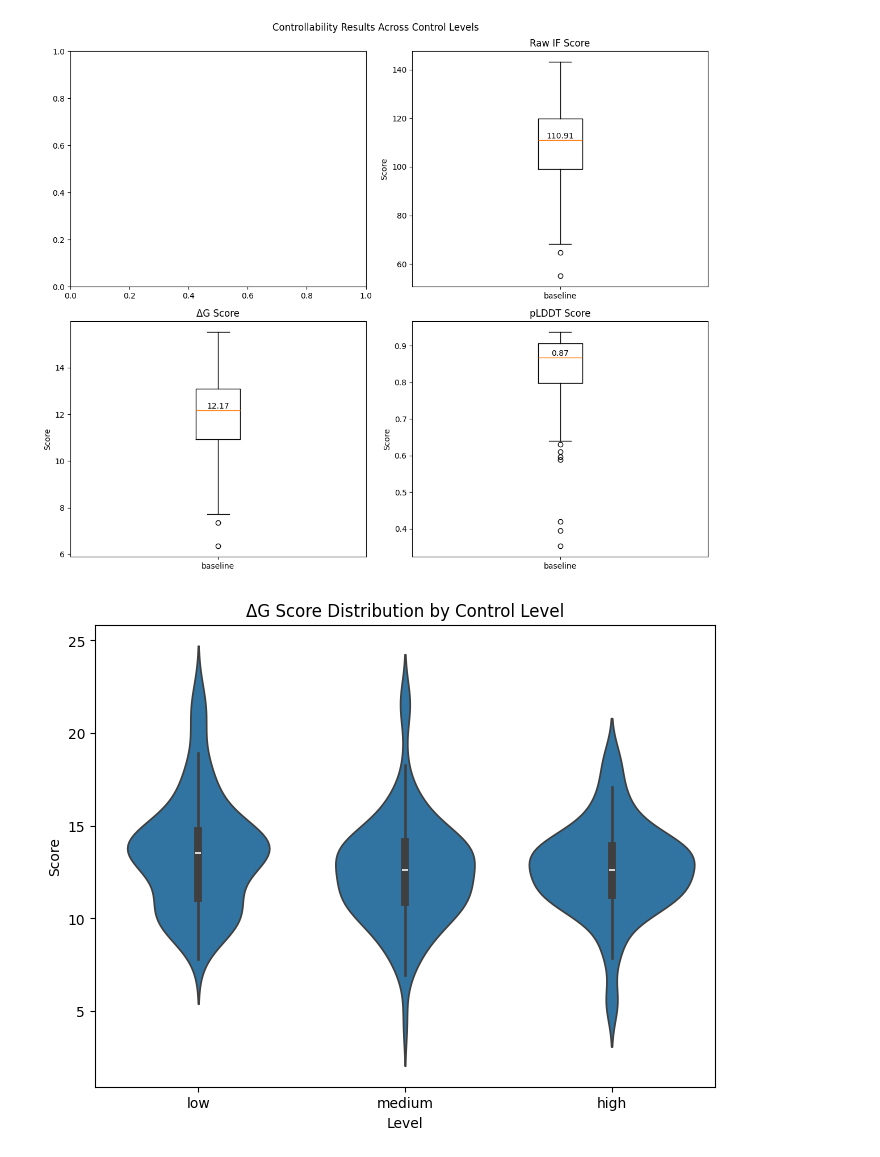
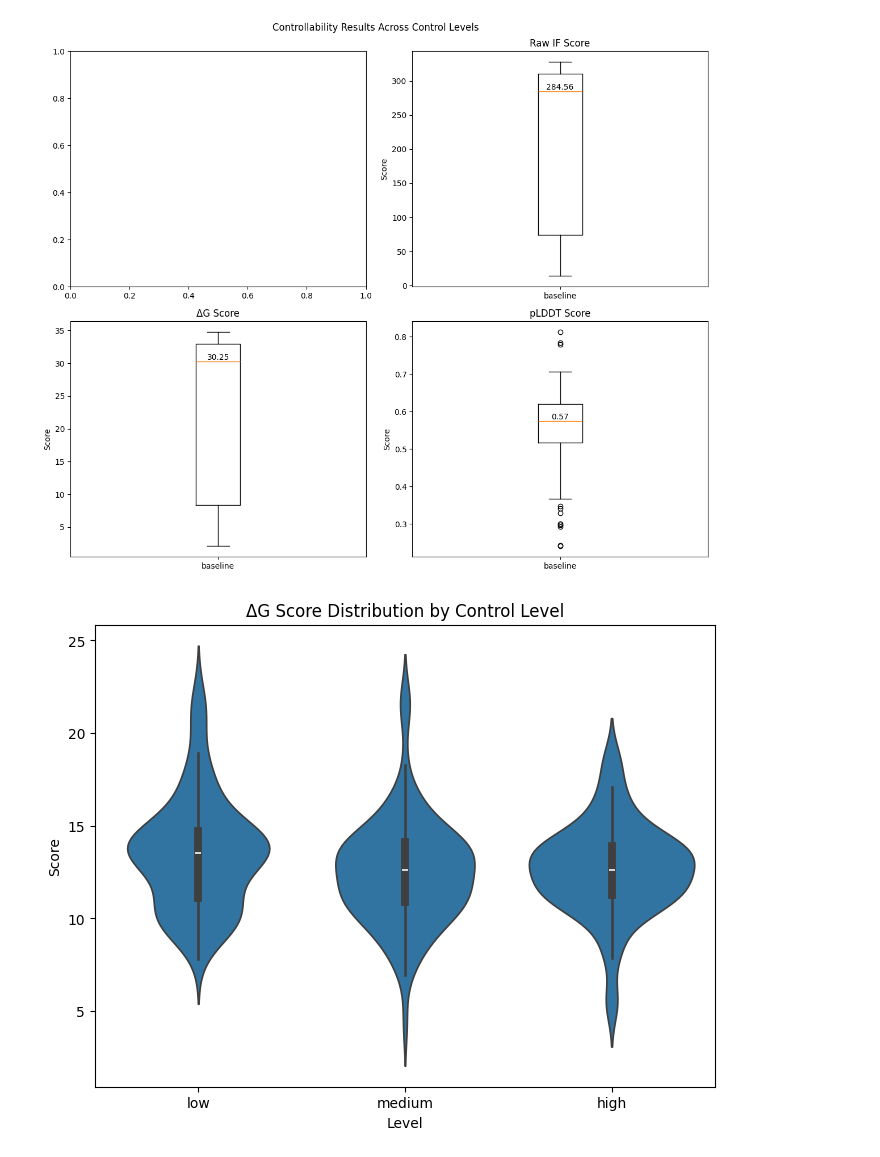
Before and after one commit to nahummaru/prot-rl, a Jupyter notebook: analysis.ipynb, the cells around one changed output. Saved outputs shown, nothing was run; the diff lists cells and outputs as text; code cells hidden in the pictures.

```diff
--- a/analysis.ipynb
+++ b/analysis.ipynb
@@ -11,19 +11,23 @@ result_paths = {
     'brenda_sft': 'DPO_ZymCTRL/results/brenda_sft_only_high_stability_ablation/controllability_results.json',
     'talal_dpo': 'DPO_ZymCTRL/results/talal_dpo_sft_only_high_stability_ablation/controllability_results.json',
     'talal_dpo_epoch0': 'DPO_ZymCTRL/results/talal_dpo_sft_only_high_stability_ablation_epoch0/controllability_results.json',
-    'epoch4_sft_dpo': 'DPO_ZymCTRL/results/epoch4-sft-dpo/controllability_results.json'
+    'epoch4_sft_dpo': 'DPO_ZymCTRL/results/epoch4-sft-dpo/controllability_results.json',
+    'sft_dpo_epoch0': 'DPO_ZymCTRL/results/sft-dpo-epoch0-old/controllability_results.json',
+    'sft_dpo_epoch1': 'DPO_ZymCTRL/results/sft-dpo-epoch1/controllability_results.json',
+    'talal_dpo_2': "DPO_ZymCTRL/results/talal-dpo-2/controllability_results.json",
+    'talal_dpo_3': "DPO_ZymCTRL/results/talal-dpo-3/controllability_results.json"
 }
 
 # Select which results to analyze (can easily change this)
-selected_results = 'baseline_with_tags'
+selected_results = 'talal_dpo_3'
 
 # Load the selected results
 with open(result_paths[selected_results], 'r') as f:
     results = json.load(f)
 
 # Extract metrics for each control level
-levels = ['low', 'medium', 'high']
-# levels = ['baseline']
+# levels = ['low', 'medium', 'high']
+levels = ['baseline']
 perplexities = []
 raw_ifs = []
 dgs = []
@@ -39,34 +43,34 @@ for level in levels:
 fig, axes = plt.subplots(2, 2, figsize=(12, 10))
 fig.suptitle('Controllability Results Across Control Levels')
 
 # Function to add median labels
 def add_median_labels(ax, data):
     medians = [np.median(d) for d in data]
     for i, median in enumerate(medians):
         ax.text(i + 1, median, f'{median:.2f}', ha='center', va='bottom')
 
 # Plot raw IF
 axes[0,1].boxplot(raw_ifs, labels=levels, showmeans=False)
 axes[0,1].set_title('Raw IF Score')
 axes[0,1].set_ylabel('Score')
 add_median_labels(axes[0,1], raw_ifs)
 
 # Plot dG
 axes[1,0].boxplot(dgs, labels=levels, showmeans=False)
 axes[1,0].set_title('ΔG Score')
 axes[1,0].set_ylabel('Score')
 add_median_labels(axes[1,0], dgs)
 
 # Plot pLDDT
 axes[1,1].boxplot(plddts, labels=levels, showmeans=False)
 axes[1,1].set_title('pLDDT Score')
 axes[1,1].set_ylabel('Score')
 add_median_labels(axes[1,1], plddts)
 
 plt.tight_layout()
 plt.show()
 # %% [output]
-[figure, old version]
+[figure, new version]
 # %%
 import seaborn as sns
 import matplotlib.pyplot as plt
```
Also changed, not shown: 8 other files.
